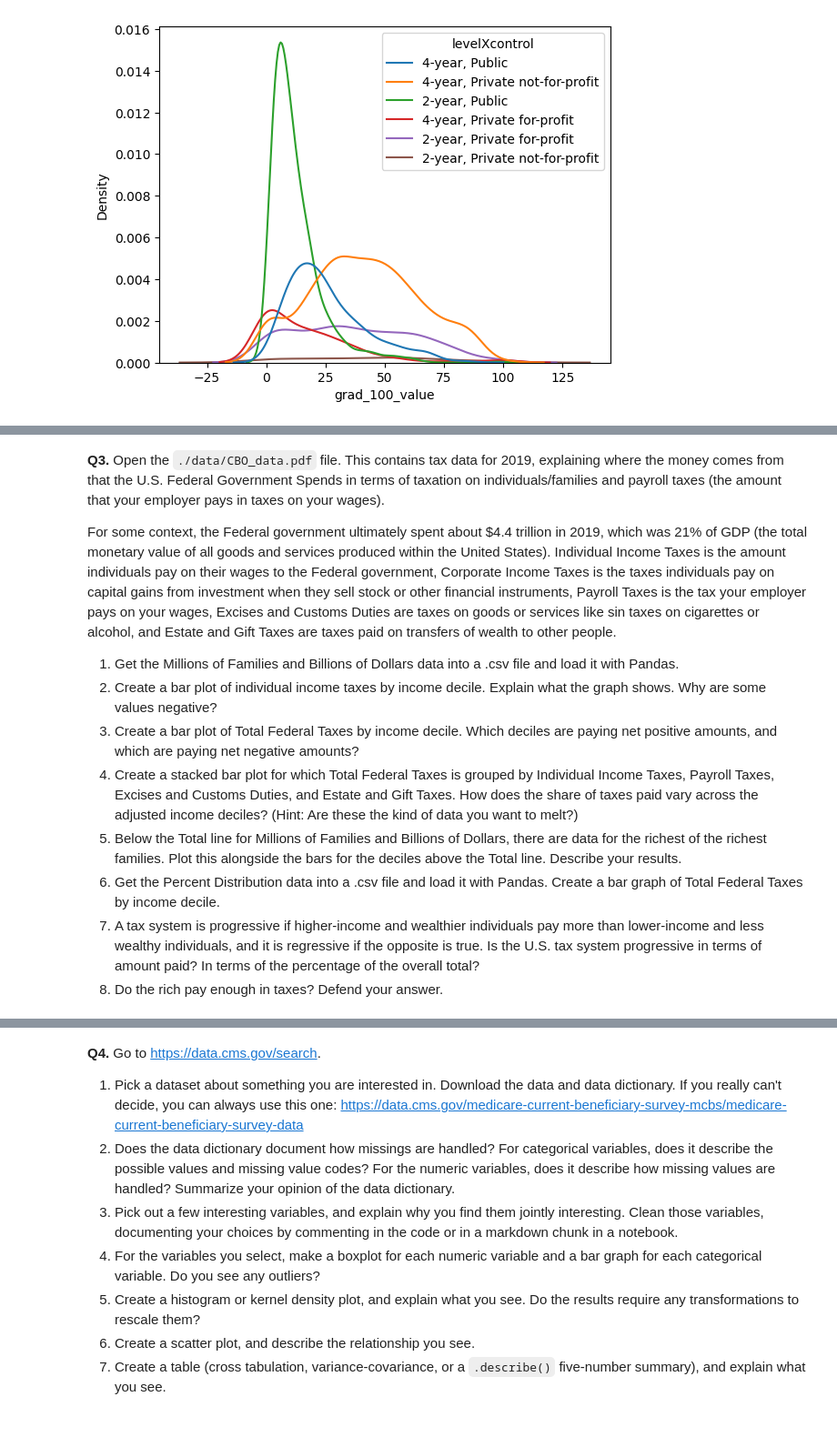
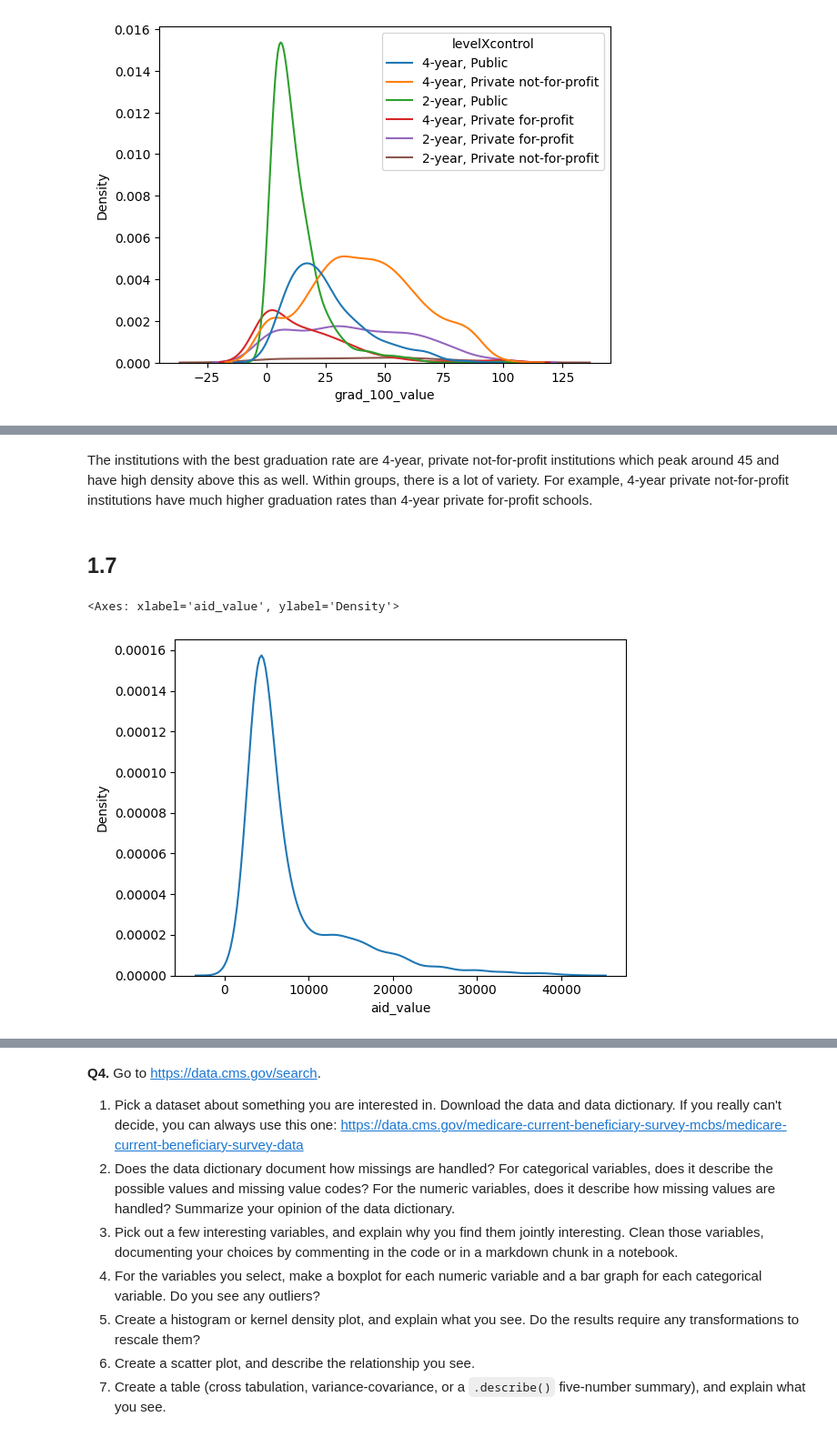
Before and after one commit to alyshaakhtar/DS3001-visualization, a Jupyter notebook: assignment/assignment.ipynb, the cells around one changed output, grey strips where cells are left out. Shown at 91% size. Drawn from its saved outputs; the diff is of its cells as text; code cells hidden in the pictures.

```diff
--- a/assignment/assignment.ipynb
+++ b/assignment/assignment.ipynb
@@ -198,13 +194,9 @@ sns.kdeplot(data=df, x='grad_100_value', hue='levelXcontrol')
-# %% [markdown]
-**Q3.** Open the `./data/CBO_data.pdf` file. This contains tax data for 2019, explaining where the money comes from that the U.S. Federal Government Spends in terms of taxation on individuals/families and payroll taxes (the amount that your employer pays in taxes on your wages).
-
-For some context, the Federal government ultimately spent about $4.4 trillion in 2019, which was 21% of GDP (the total monetary value of all goods and services produced within the United States). Individual Income Taxes is the amount individuals pay on their wages to the Federal government, Corporate Income Taxes is the taxes individuals pay on capital gains from investment when they sell stock or other financial instruments, Payroll Taxes is the tax your employer pays on your wages, Excises and Customs Duties are taxes on goods or services like sin taxes on cigarettes or alcohol, and Estate and Gift Taxes are taxes paid on transfers of wealth to other people.
-
-1. Get the Millions of Families and Billions of Dollars data into a .csv file and load it with Pandas.
-2. Create a bar plot of individual income taxes by income decile. Explain what the graph shows. Why are some values negative?
-3. Create a bar plot of Total Federal Taxes by income decile. Which deciles are paying net positive amounts, and which are paying net negative amounts?
-4. Create a stacked bar plot for which Total Federal Taxes is grouped by Individual Income Taxes, Payroll Taxes, Excises and Customs Duties, and Estate and Gift Taxes. How does the share of taxes paid vary across the adjusted income deciles? (Hint: Are these the kind of data you want to melt?)
-5. Below the Total line for Millions of Families and Billions of Dollars, there are data for the richest of the richest families. Plot this alongside the bars for the deciles above the Total line. Describe your results.
-6. Get the Percent Distribution data into a .csv file and load it with Pandas. Create a bar graph of Total Federal Taxes by income decile.
-7. A tax system is progressive if higher-income and wealthier individuals pay more than lower-income and less wealthy individuals, and it is regressive if the opposite is true. Is the U.S. tax system progressive in terms of amount paid? In terms of the percentage of the overall total?
-8. Do the rich pay enough in taxes? Defend your answer.
+# %% [markdown]
+The institutions with the best graduation rate are 4-year, private not-for-profit institutions which peak around 45 and have high density above this as well. Within groups, there is a lot of variety. For example, 4-year private not-for-profit institutions have much higher graduation rates than 4-year private for-profit schools.
+# %% [markdown]
+## 1.7
+# %%
+sns.kdeplot(df['aid_value'])
+# %% [output]
+<Axes: xlabel='aid_value', ylabel='Density'>
+[figure, added]
```
Also changed, not shown: parts of 13 cells of this notebook.
